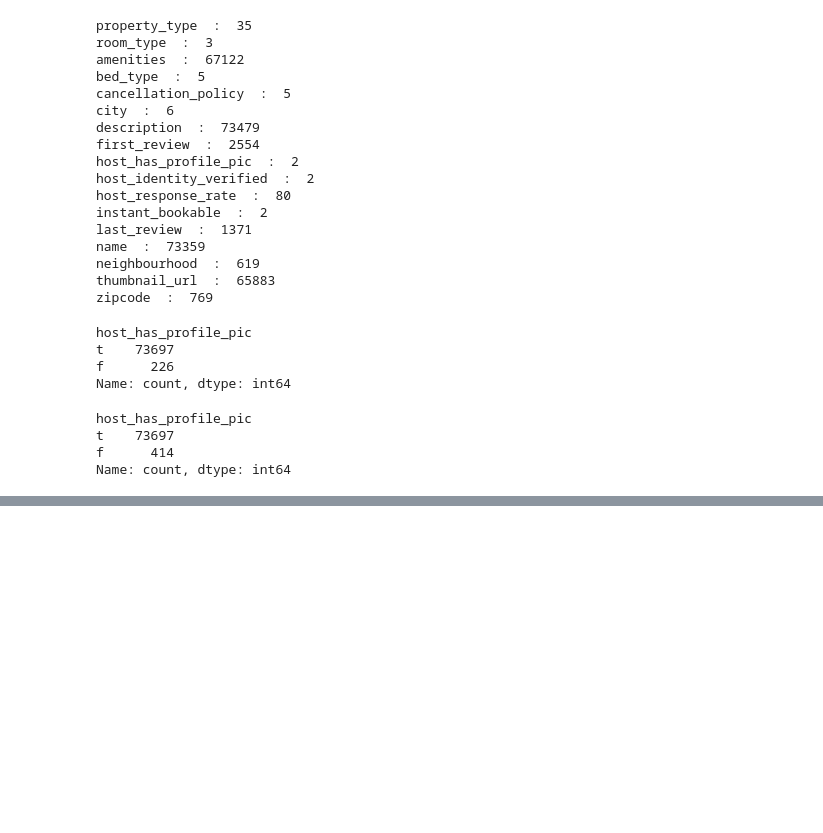
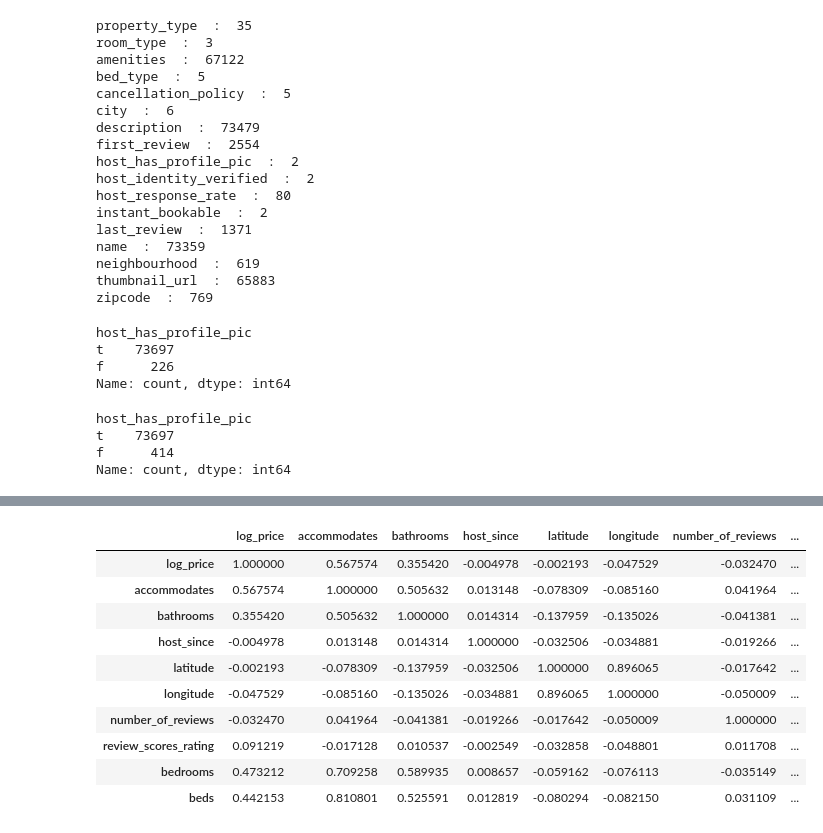
Before and after one commit to Cleamx/M1DENG, a Jupyter notebook: ingenieurie des données/Airbnb/airbnb.ipynb, the cells around one changed output, grey strips where cells are left out. Saved outputs shown, nothing was run; the diff lists cells and outputs as text; code cells hidden in the pictures; blank space fills up the shorter version.

```diff
--- a/ingenieurie des données/Airbnb/airbnb.ipynb
+++ b/ingenieurie des données/Airbnb/airbnb.ipynb
@@ -330,0 +336,14 @@ Data.describe()
+# %%
+Data_exclude_obj.corr()
+# %% [output]
+|  | log_price | accommodates | bathrooms | host_since | latitude | longitude | number_of_reviews | ... |
+| log_price | 1.000000 | 0.567574 | 0.355420 | -0.004978 | -0.002193 | -0.047529 | -0.032470 | ... |
+| accommodates | 0.567574 | 1.000000 | 0.505632 | 0.013148 | -0.078309 | -0.085160 | 0.041964 | ... |
+| bathrooms | 0.355420 | 0.505632 | 1.000000 | 0.014314 | -0.137959 | -0.135026 | -0.041381 | ... |
+| host_since | -0.004978 | 0.013148 | 0.014314 | 1.000000 | -0.032506 | -0.034881 | -0.019266 | ... |
+| latitude | -0.002193 | -0.078309 | -0.137959 | -0.032506 | 1.000000 | 0.896065 | -0.017642 | ... |
+| longitude | -0.047529 | -0.085160 | -0.135026 | -0.034881 | 0.896065 | 1.000000 | -0.050009 | ... |
+| number_of_reviews | -0.032470 | 0.041964 | -0.041381 | -0.019266 | -0.017642 | -0.050009 | 1.000000 | ... |
+| review_scores_rating | 0.091219 | -0.017128 | 0.010537 | -0.002549 | -0.032858 | -0.048801 | 0.011708 | ... |
+| bedrooms | 0.473212 | 0.709258 | 0.589935 | 0.008657 | -0.059162 | -0.076113 | -0.035149 | ... |
+| beds | 0.442153 | 0.810801 | 0.525591 | 0.012819 | -0.080294 | -0.082150 | 0.031109 | ... |
```
Also changed, not shown: parts of 9 cells of this notebook, 36 other files.
